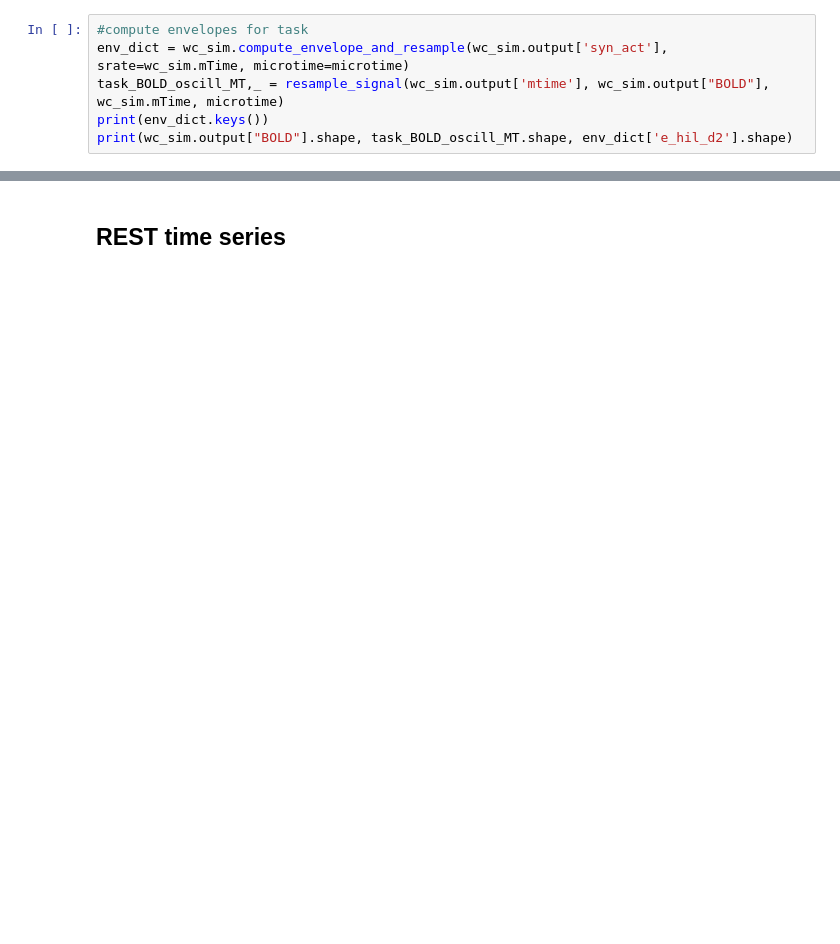
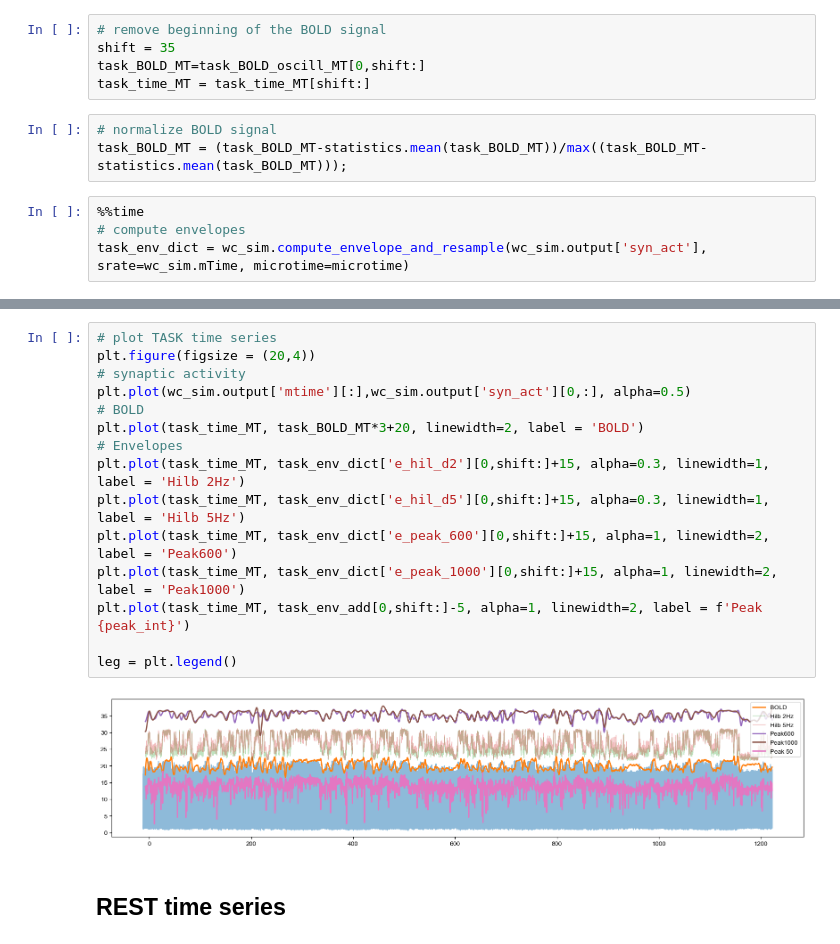
Before and after one commit to IHB-IBR-department/ER_simulator, a Jupyter notebook: notebooks/05.SmallExampleGeneration.ipynb, the cells around one changed output, grey strips where cells are left out. Saved outputs shown, nothing was run; the diff lists cells and outputs as text; blank space fills up the shorter version.

```diff
--- a/notebooks/05.SmallExampleGeneration.ipynb
+++ b/notebooks/05.SmallExampleGeneration.ipynb
@@ -47,7 +53,13 @@ Wall time: 18.1 s
+# %%
+# remove beginning of the BOLD signal
+shift = 35
+task_BOLD_MT=task_BOLD_oscill_MT[0,shift:]
+task_time_MT = task_time_MT[shift:]
+# %%
+# normalize BOLD signal
+task_BOLD_MT = (task_BOLD_MT-statistics.mean(task_BOLD_MT))/max((task_BOLD_MT-statistics.mean(task_BOLD_MT)));
 # %%
-#compute envelopes for task
-env_dict = wc_sim.compute_envelope_and_resample(wc_sim.output['syn_act'], srate=wc_sim.mTime, microtime=microtime)
-task_BOLD_oscill_MT,_ = resample_signal(wc_sim.output['mtime'], wc_sim.output["BOLD"], wc_sim.mTime, microtime)
-print(env_dict.keys())
-print(wc_sim.output["BOLD"].shape, task_BOLD_oscill_MT.shape, env_dict['e_hil_d2'].shape)
+%%time
+# compute envelopes
+task_env_dict = wc_sim.compute_envelope_and_resample(wc_sim.output['syn_act'], srate=wc_sim.mTime, microtime=microtime)
 # %% [output]
@@ -100,3 +76,20 @@ Text(0.5, 1.0, 'Bold Rest')
+# %%
+# plot TASK time series
+plt.figure(figsize = (20,4))
+# synaptic activity
+plt.plot(wc_sim.output['mtime'][:],wc_sim.output['syn_act'][0,:], alpha=0.5)
+# BOLD
+plt.plot(task_time_MT, task_BOLD_MT*3+20, linewidth=2, label = 'BOLD')
+# Envelopes
+plt.plot(task_time_MT, task_env_dict['e_hil_d2'][0,shift:]+15, alpha=0.3, linewidth=1, label = 'Hilb 2Hz')
+plt.plot(task_time_MT, task_env_dict['e_hil_d5'][0,shift:]+15, alpha=0.3, linewidth=1, label = 'Hilb 5Hz')
+plt.plot(task_time_MT, task_env_dict['e_peak_600'][0,shift:]+15, alpha=1, linewidth=2, label = 'Peak600')
+plt.plot(task_time_MT, task_env_dict['e_peak_1000'][0,shift:]+15, alpha=1, linewidth=2, label = 'Peak1000')
+plt.plot(task_time_MT, task_env_add[0,shift:]-5, alpha=1, linewidth=2, label = f'Peak {peak_int}')
+
+leg = plt.legend()
+# %% [output]
+[figure, added]
 # %% [markdown]
 ## REST time series
 # %%
```
Also changed, not shown: parts of 20 cells of this notebook, 1 other file.
